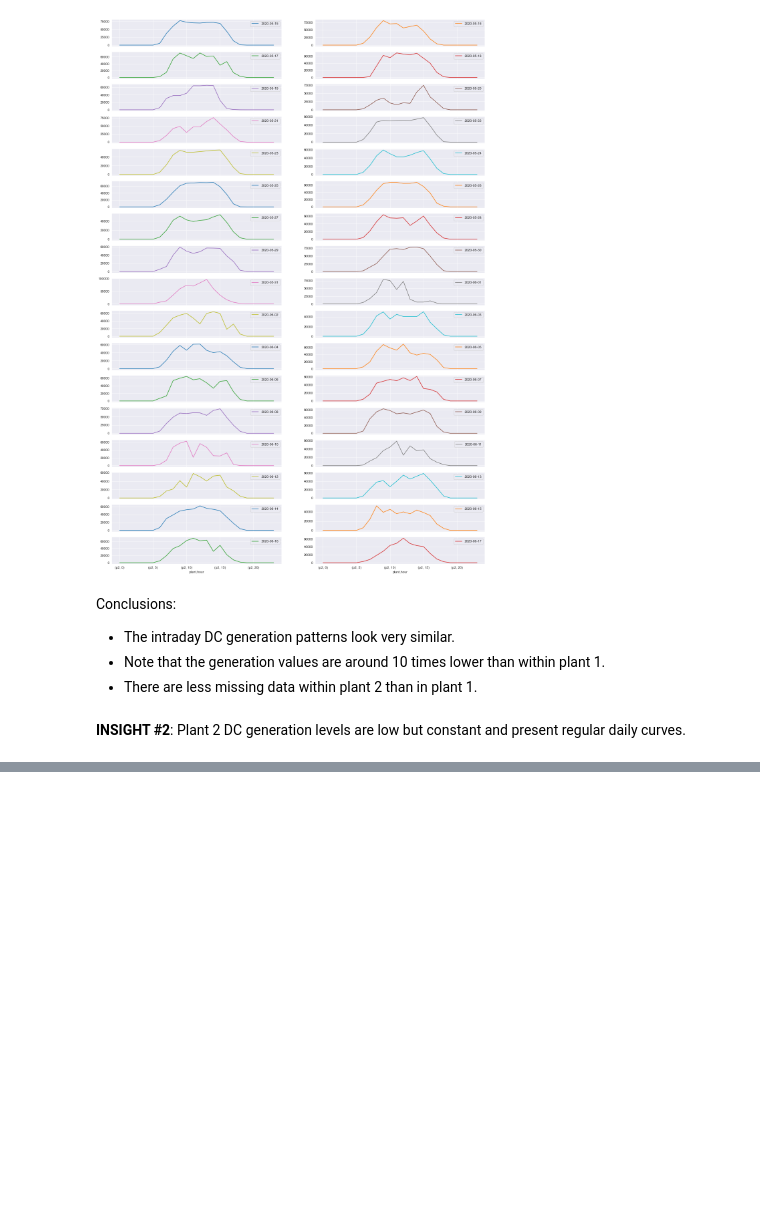
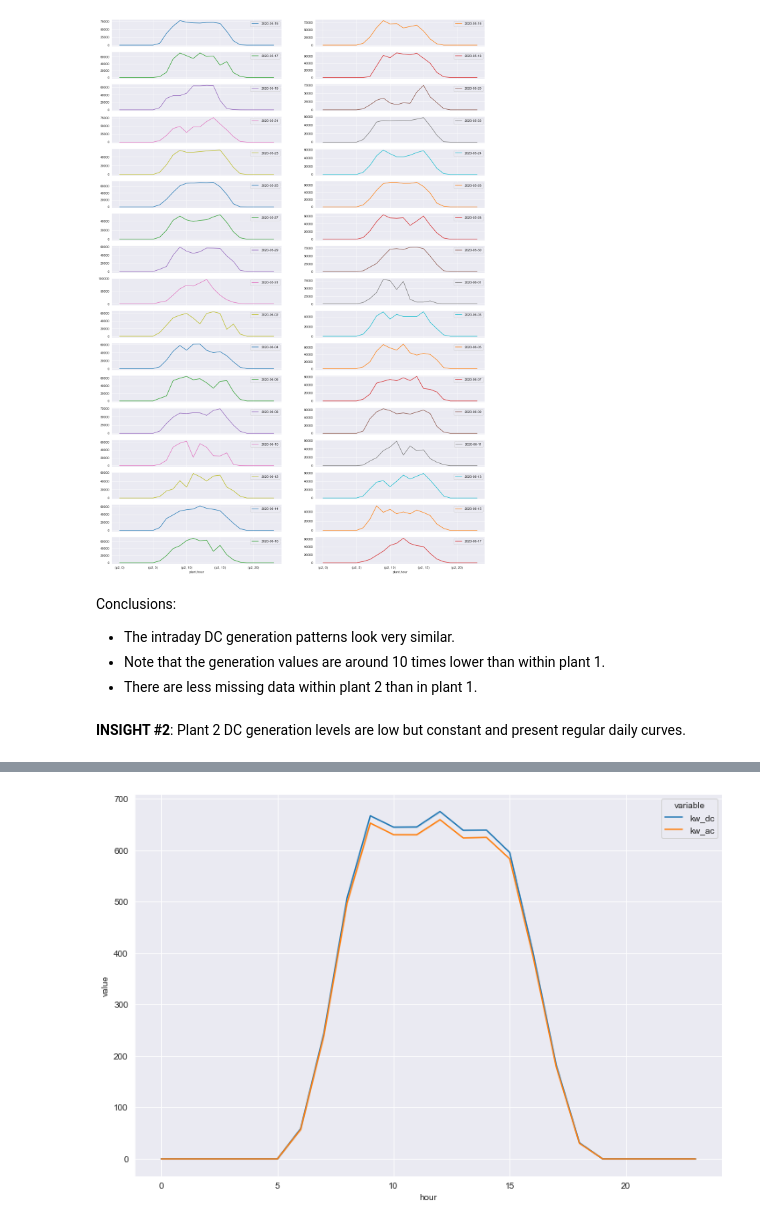
Before and after one commit to luis-cj/data-science-solar-power-plant, a Jupyter notebook: solar_power_plant_part_3.ipynb, the cells around one changed output, grey strips where cells are left out. Saved outputs shown, nothing was run; the diff lists cells and outputs as text; code cells hidden in the pictures; blank space fills up the shorter version.

```diff
--- a/solar_power_plant_part_3.ipynb
+++ b/solar_power_plant_part_3.ipynb
@@ -367,0 +431,3 @@ Conclusions:
+# %%
+temp = df[["plant","hour","kw_dc","kw_ac"]].melt(id_vars=["plant","hour"])
+temp
@@ -367,0 +448,5 @@ Conclusions:
+# %%
+plt.figure(figsize=(12,8))
+sns.lineplot(data=temp[temp["plant"] == "p2"], x="hour", y="value", hue="variable", ci=False);
+# %% [output]
+[figure, added]
```
Also changed, not shown: parts of 11 cells of this notebook.
